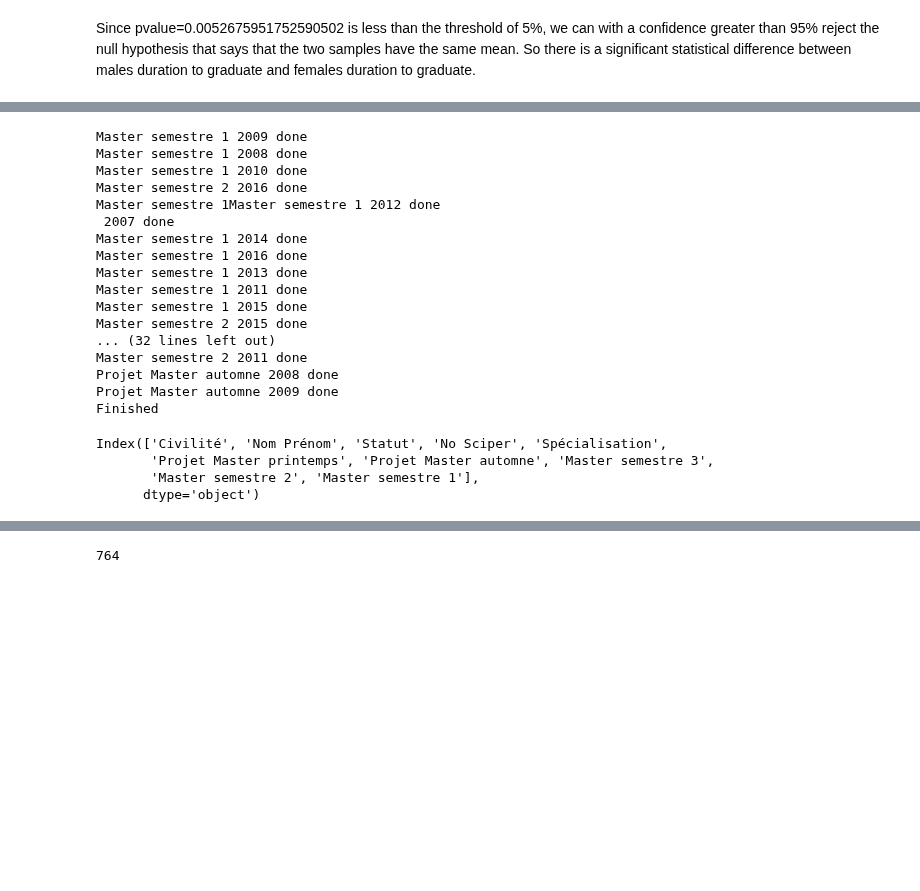
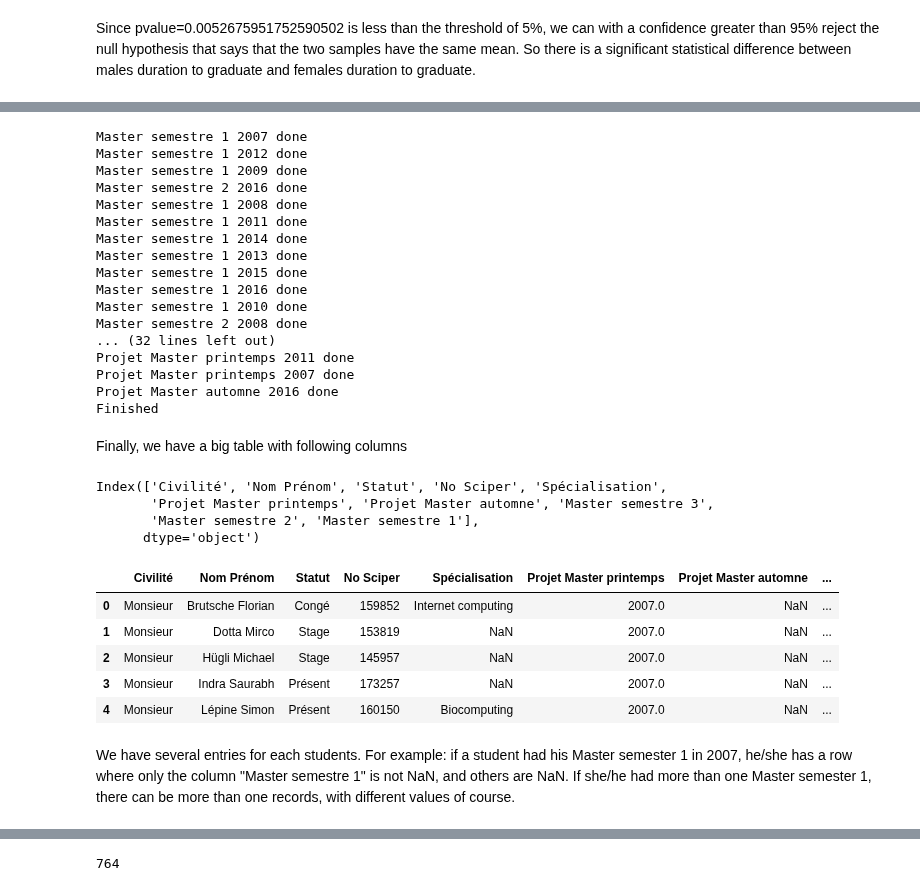
Before and after one commit to meryemmhamdi1/Gokcen_Meryem_Riyadh_ADA, a Jupyter notebook: 02 - Data from the Web/HW2.ipynb, the cells around one changed output, grey strips where cells are left out. Saved outputs shown, nothing was run; the diff lists cells and outputs as text; code cells hidden in the pictures; blank space fills up the shorter version.

```diff
--- a/02 - Data from the Web/HW2.ipynb
+++ b/02 - Data from the Web/HW2.ipynb
@@ -295,4 +303,5 @@ Since pvalue=0.0052675951752590502 is less than the threshold of 5%, we can with
 # %%
+import concurrent, itertools
 
 master_semesters = [
     ('2230106', 'Master semestre 1'),
@@ -316,30 +325,44 @@ for frame in master_frames:
     else:
         #bachelors_final_table = pd.merge(table[['No Sciper', semester_col]], bachelors_final_table, left_on='No Sciper', right_on='No Sciper', how='outer')
         masters_final_table = pd.merge(frame, masters_final_table, how='outer')
-
-masters_final_table.columns
 # %% [output]
+Master semestre 1 2007 done
+Master semestre 1 2012 done
 Master semestre 1 2009 done
+Master semestre 2 2016 done
 Master semestre 1 2008 done
+Master semestre 1 2011 done
+Master semestre 1 2014 done
+Master semestre 1 2013 done
+Master semestre 1 2015 done
+Master semestre 1 2016 done
 Master semestre 1 2010 done
-Master semestre 2 2016 done
-Master semestre 1Master semestre 1 2012 done
- 2007 done
-Master semestre 1 2014 done
-Master semestre 1 2016 done
-Master semestre 1 2013 done
-Master semestre 1 2011 done
-Master semestre 1 2015 done
-Master semestre 2 2015 done
+Master semestre 2 2008 done
 ... (32 lines left out)
-Master semestre 2 2011 done
-Projet Master automne 2008 done
-Projet Master automne 2009 done
+Projet Master printemps 2011 done
+Projet Master printemps 2007 done
+Projet Master automne 2016 done
 Finished
-Index(['Civilité', 'Nom Prénom', 'Statut', 'No Sciper', 'Spécialisation',
-       'Projet Master printemps', 'Projet Master automne', 'Master semestre 3',
-       'Master semestre 2', 'Master semestre 1'],
-      dtype='object')
+# %% [markdown]
+Finally, we have a big table with following columns
+# %%
+masters_final_table.columns
+# %% [output]
+Index(['Civilité', 'Nom Prénom', 'Statut', 'No Sciper', 'Spécialisation',
+       'Projet Master printemps', 'Projet Master automne', 'Master semestre 3',
+       'Master semestre 2', 'Master semestre 1'],
+      dtype='object')
+# %%
+masters_final_table.head()
+# %% [output]
+|  | Civilité | Nom Prénom | Statut | No Sciper | Spécialisation | Projet Master printemps | Projet Master automne | ... |
+| 0 | Monsieur | Brutsche Florian | Congé | 159852 | Internet computing | 2007.0 | NaN | ... |
+| 1 | Monsieur | Dotta Mirco | Stage | 153819 | NaN | 2007.0 | NaN | ... |
+| 2 | Monsieur | Hügli Michael | Stage | 145957 | NaN | 2007.0 | NaN | ... |
+| 3 | Monsieur | Indra Saurabh | Présent | 173257 | NaN | 2007.0 | NaN | ... |
+| 4 | Monsieur | Lépine Simon | Présent | 160150 | Biocomputing | 2007.0 | NaN | ... |
+# %% [markdown]
+We have several entries for each students. For example: if a student had his Master semester 1 in 2007, he/she has a row where only the column "Master semestre 1" is not NaN, and others are NaN. If she/he had more than one Master semester 1, there can be more than one records, with different values of course.
 # %%
 from pprint import pprint as pp
 
```
Also changed, not shown: parts of 41 cells of this notebook.
